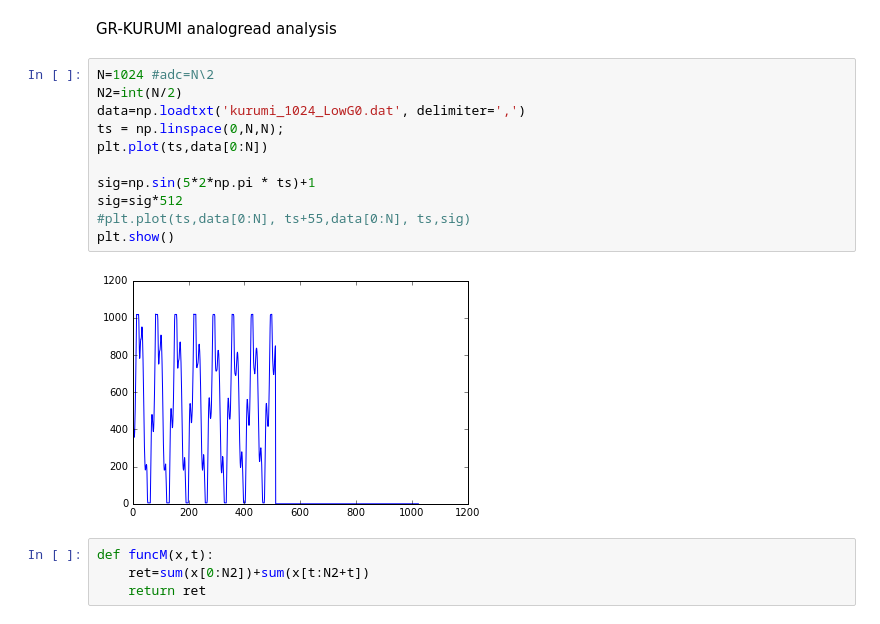
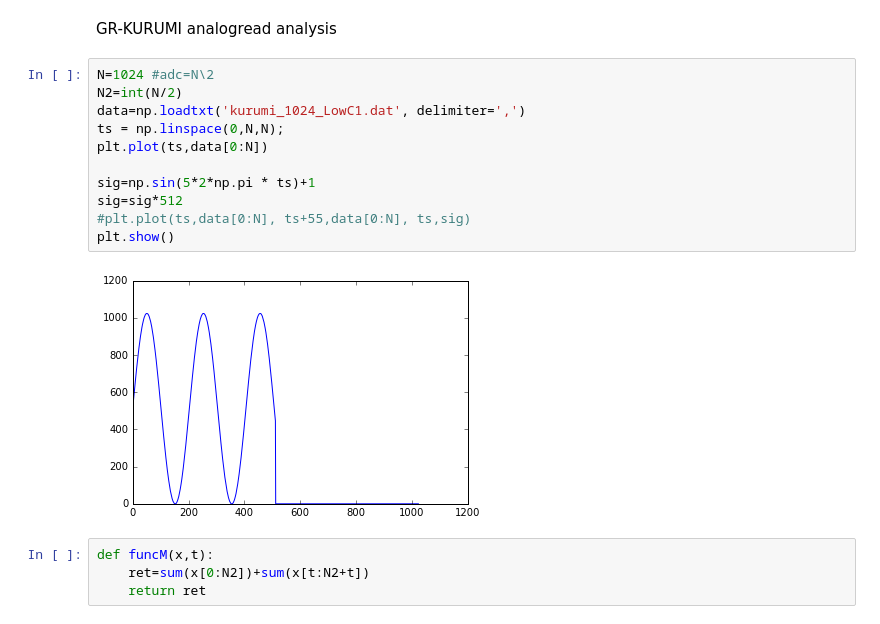
Before and after one commit to hamling-ling/OsakanaFFT, a Jupyter notebook: research/kurumi.ipynb, the cells around one changed output. Drawn from its saved outputs; the diff is of its cells as text.

```diff
--- a/research/kurumi.ipynb
+++ b/research/kurumi.ipynb
@@ -8,16 +8,16 @@ GR-KURUMI analogread analysis
 # %%
 N=1024 #adc=N\2
 N2=int(N/2)
-data=np.loadtxt('kurumi_1024_LowG0.dat', delimiter=',')
+data=np.loadtxt('kurumi_1024_LowC1.dat', delimiter=',')
 ts = np.linspace(0,N,N);
 plt.plot(ts,data[0:N])
 
 sig=np.sin(5*2*np.pi * ts)+1
 sig=sig*512
 #plt.plot(ts,data[0:N], ts+55,data[0:N], ts,sig)
 plt.show()
 # %% [output]
-[figure, old version]
+[figure, new version]
 # %%
 def funcM(x,t):
     ret=sum(x[0:N2])+sum(x[t:N2+t])
```
Also changed, not shown: parts of 2 cells of this notebook, 1 other file.
